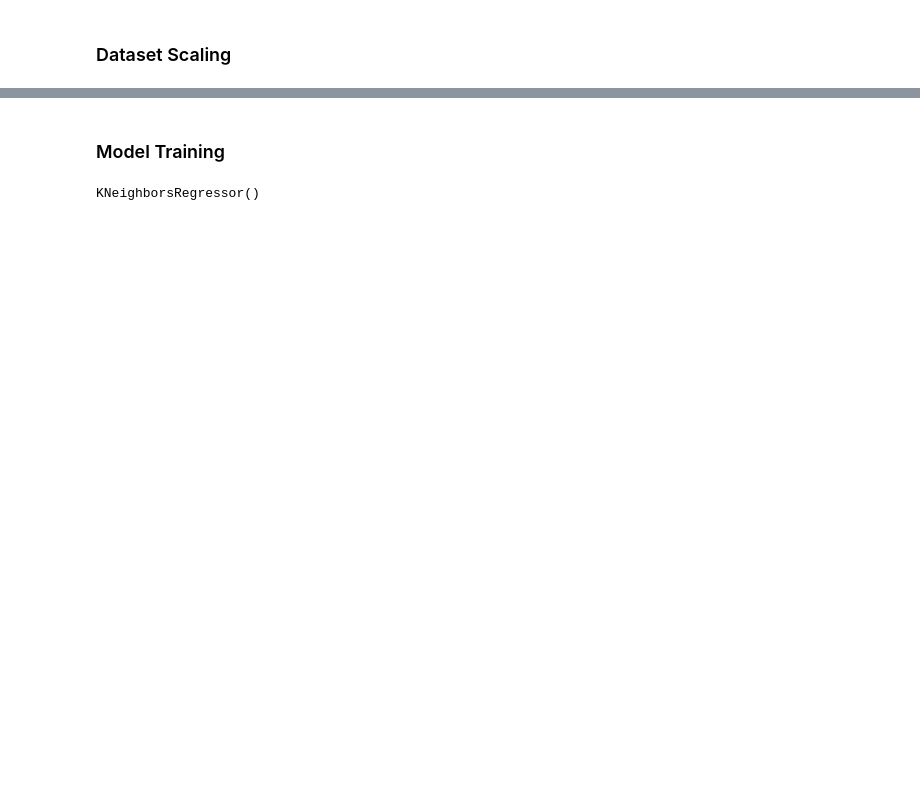
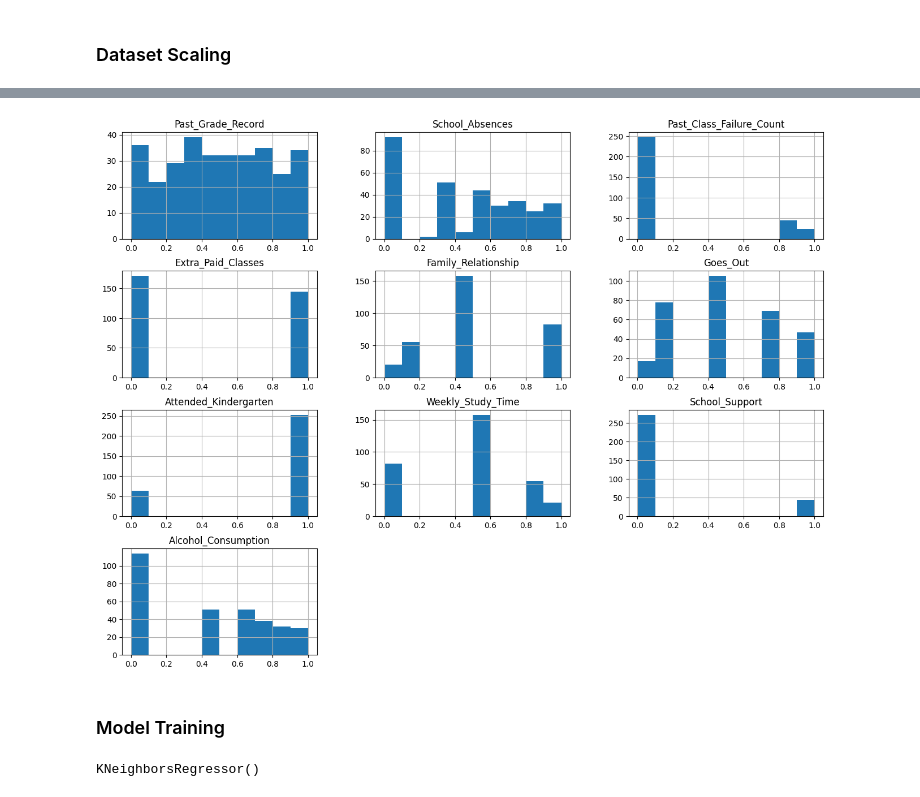
Before and after one commit to Ajinkya-18/Student_Performance_Prediction, a Jupyter notebook: notebooks/Performance_Predictor.ipynb, the cells around one changed output, grey strips where cells are left out. Cells and saved outputs as stored; diff of their text form; code cells hidden in the pictures; blank space fills up the shorter version.

```diff
--- a/notebooks/Performance_Predictor.ipynb
+++ b/notebooks/Performance_Predictor.ipynb
@@ -154,4 +137,4 @@ array([[18. ,  0. ,  0. , ...,  6. ,  5.5,  1. ],
 ### Dataset Scaling
 # %%
 from sklearn.model_selection import train_test_split
-x_train, x_test, y_train, y_test = train_test_split(X_k_new, Y, test_size=0.25, random_state=42)
+x_train, x_test, y_train, y_test = train_test_split(X_new, Y, test_size=0.2, random_state=42)
@@ -164,3 +174,8 @@ x_test_scaled = rob_scaler.transform(x_test)
+# %%
+x_train.hist(figsize=(16, 12))
+plt.show()
+# %% [output]
+[figure, added]
 # %%
 from sklearn.ensemble import RandomForestRegressor, HistGradientBoostingRegressor, AdaBoostRegressor
 from sklearn.linear_model import LinearRegression
```
Also changed, not shown: parts of 32 cells of this notebook, 3 other files.
